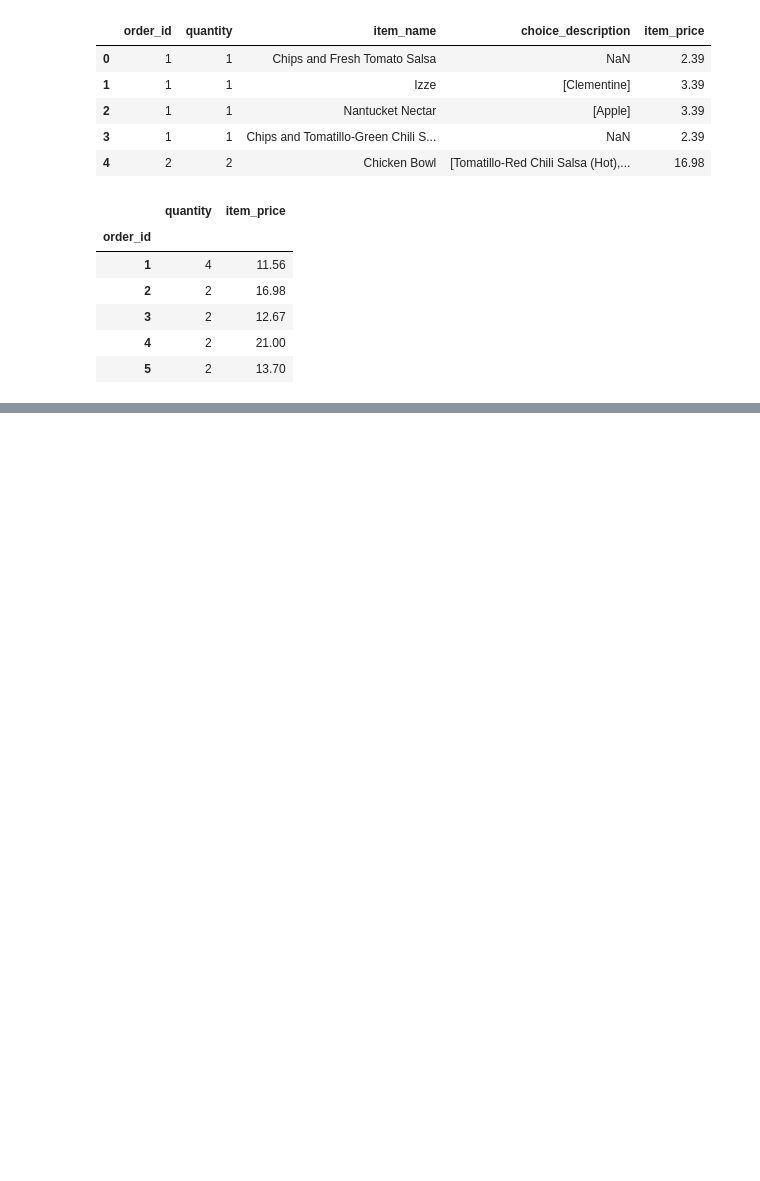
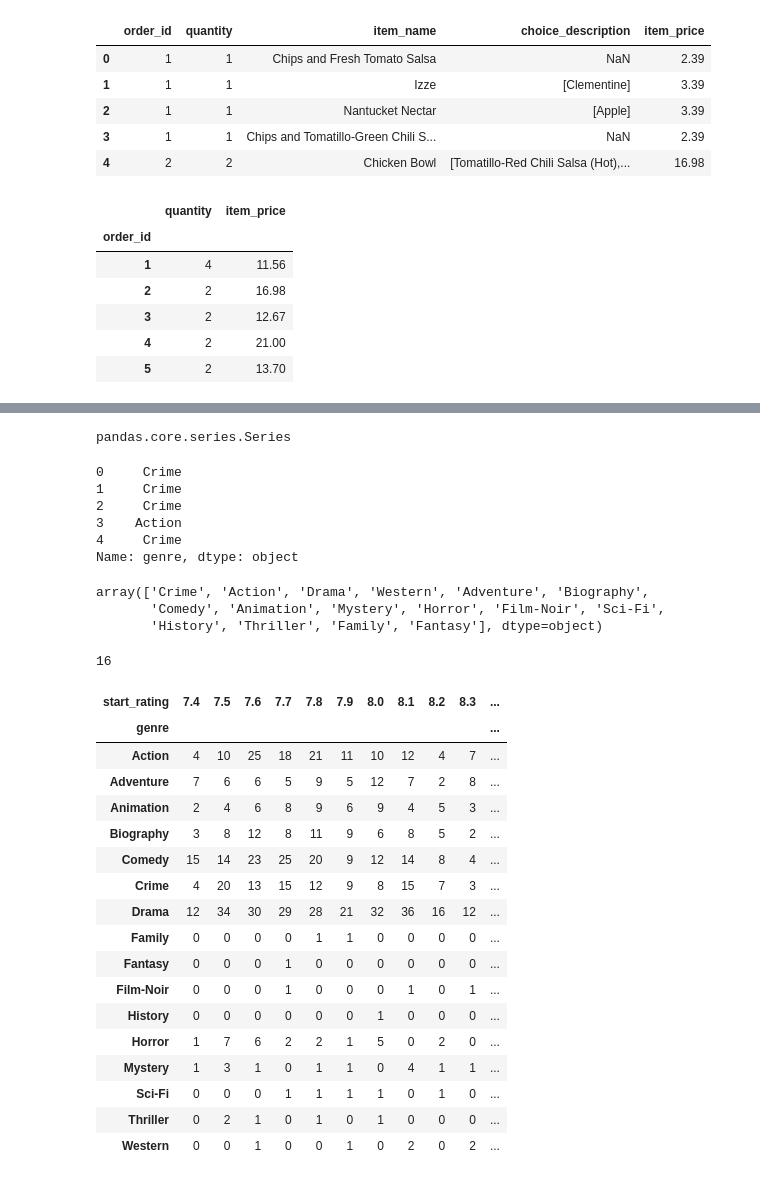
Before and after one commit to diegopmayer/python, a Jupyter notebook: pandas/data-manipulation-pandas.ipynb, the cells around one changed output, grey strips where cells are left out. Drawn from its saved outputs; the diff is of its cells as text; code cells hidden in the pictures; blank space fills up the shorter version.

Commit message:
series numericas

```diff
--- a/pandas/data-manipulation-pandas.ipynb
+++ b/pandas/data-manipulation-pandas.ipynb
@@ -849,0 +905,44 @@ sand.groupby(['order_id']).item_price.agg(['count', 'mean', 'min', 'max', 'sum']
+# %%
+type(filmes.genre.value_counts())
+# %% [output]
+pandas.core.series.Series
+# %%
+filmes.genre.head()
+# %% [output]
+0     Crime
+1     Crime
+2     Crime
+3    Action
+4     Crime
+Name: genre, dtype: object
+# %%
+filmes.genre.unique() # parecido com o distinct do SQL
+# %% [output]
+array(['Crime', 'Action', 'Drama', 'Western', 'Adventure', 'Biography',
+       'Comedy', 'Animation', 'Mystery', 'Horror', 'Film-Noir', 'Sci-Fi',
+       'History', 'Thriller', 'Family', 'Fantasy'], dtype=object)
+# %%
+filmes.genre.nunique() # número de repetições
+# %% [output]
+16
+# %%
+pd.crosstab(filmes.genre, filmes.start_rating)
+# %% [output]
+| start_rating | 7.4 | 7.5 | 7.6 | 7.7 | 7.8 | 7.9 | 8.0 | 8.1 | 8.2 | 8.3 | ... |
+| genre |  |  |  |  |  |  |  |  |  |  | ... |
+| Action | 4 | 10 | 25 | 18 | 21 | 11 | 10 | 12 | 4 | 7 | ... |
+| Adventure | 7 | 6 | 6 | 5 | 9 | 5 | 12 | 7 | 2 | 8 | ... |
+| Animation | 2 | 4 | 6 | 8 | 9 | 6 | 9 | 4 | 5 | 3 | ... |
+| Biography | 3 | 8 | 12 | 8 | 11 | 9 | 6 | 8 | 5 | 2 | ... |
+| Comedy | 15 | 14 | 23 | 25 | 20 | 9 | 12 | 14 | 8 | 4 | ... |
+| Crime | 4 | 20 | 13 | 15 | 12 | 9 | 8 | 15 | 7 | 3 | ... |
+| Drama | 12 | 34 | 30 | 29 | 28 | 21 | 32 | 36 | 16 | 12 | ... |
+| Family | 0 | 0 | 0 | 0 | 1 | 1 | 0 | 0 | 0 | 0 | ... |
+| Fantasy | 0 | 0 | 0 | 1 | 0 | 0 | 0 | 0 | 0 | 0 | ... |
+| Film-Noir | 0 | 0 | 0 | 1 | 0 | 0 | 0 | 1 | 0 | 1 | ... |
+| History | 0 | 0 | 0 | 0 | 0 | 0 | 1 | 0 | 0 | 0 | ... |
+| Horror | 1 | 7 | 6 | 2 | 2 | 1 | 5 | 0 | 2 | 0 | ... |
+| Mystery | 1 | 3 | 1 | 0 | 1 | 1 | 0 | 4 | 1 | 1 | ... |
+| Sci-Fi | 0 | 0 | 0 | 1 | 1 | 1 | 1 | 0 | 1 | 0 | ... |
+| Thriller | 0 | 2 | 1 | 0 | 1 | 0 | 1 | 0 | 0 | 0 | ... |
+| Western | 0 | 0 | 1 | 0 | 0 | 1 | 0 | 2 | 0 | 2 | ... |
```
Also changed, not shown: parts of 40 cells of this notebook, 1 other file.
